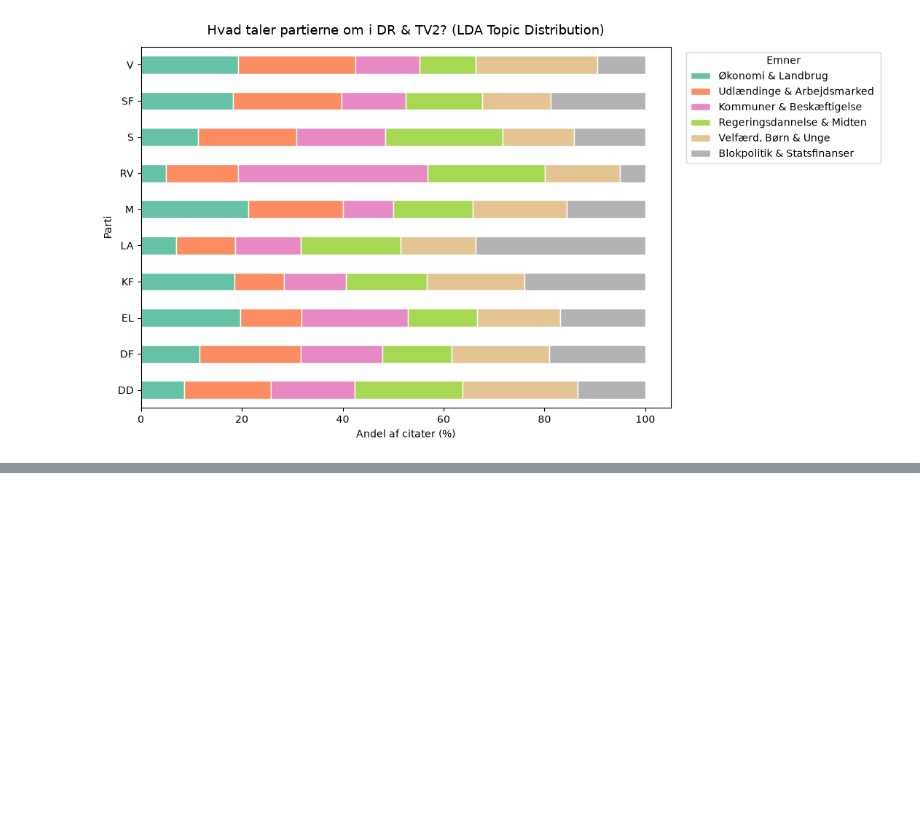
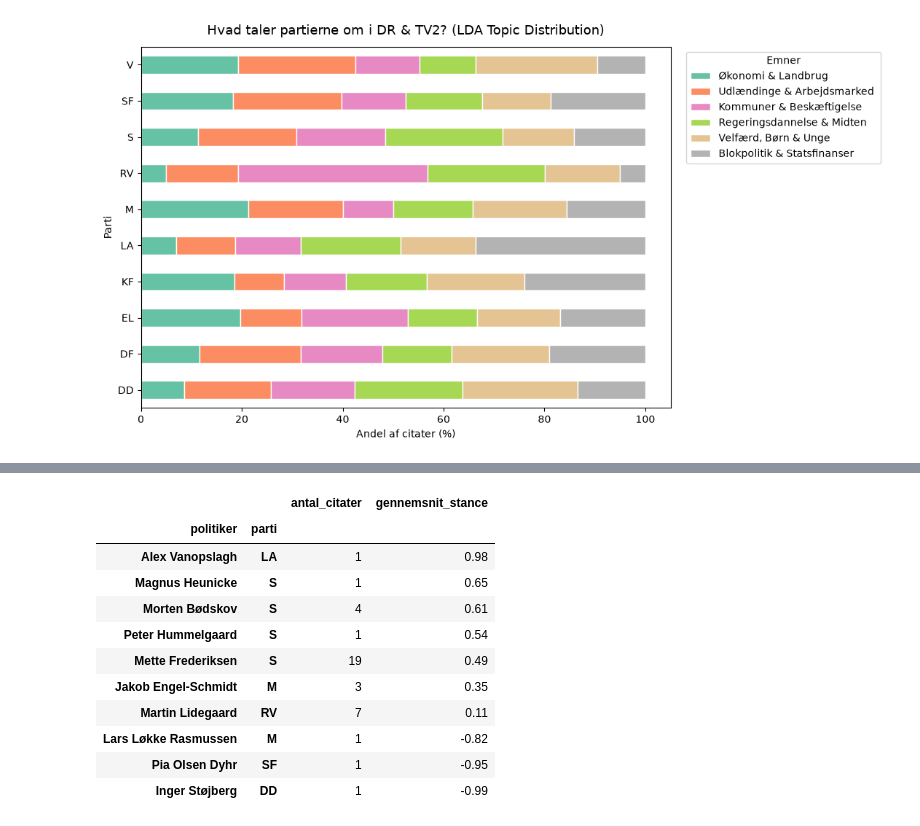
Before and after one commit to Signedue/Politics-Network, a Jupyter notebook: notebooks/tfidf.ipynb, the cells around one changed output, grey strips where cells are left out. Cells and saved outputs as stored; diff of their text form; code cells hidden in the pictures; blank space fills up the shorter version.

```diff
--- a/notebooks/tfidf.ipynb
+++ b/notebooks/tfidf.ipynb
@@ -309,0 +312,75 @@ plt.show()
+# %%
+from transformers import pipeline
+import pandas as pd
+
+# 1. Indlæs dansk/flersproget NLI-model til Stance Detection (For vs. Imod)
+stance_classifier = pipeline(
+    "zero-shot-classification",
+    model="MoritzLaurer/mDeBERTa-v3-base-mnli-xnli"
+)
+
+def undersoeg_emne_stance(df_input, emne_navn, soegeord_liste, stance_beskrivelse):
+    """
+    Filtrerer citater på søgeord/emne, måler FOR vs. IMOD per politiker,
+    og printer de tydeligste citater for og imod.
+    """
+    # Find alle citater hvor enten citatet eller artikel-titlen nævner et af søgeordene
+    pattern = "|".join(soegeord_liste)
+    mask = (
+        df_input["citat"].str.contains(pattern, case=False, na=False) |
+        df_input["title"].str.contains(pattern, case=False, na=False)
+    )
+    sub = df_input[mask].copy()
+    print(f"Fandt {len(sub)} citater om '{emne_navn}'\n")
+
+    if len(sub) == 0:
+        return None
+
+    # Kør Stance Detection på citaterne
+    labels = [f"for {stance_beskrivelse}", f"imod {stance_beskrivelse}", "neutral"]
+    results = stance_classifier(
+        sub["citat"].tolist(),
+        candidate_labels=labels,
+        hypothesis_template="Dette politiske citat er {}."
+    )
+
+    # Beregn netto-score: +1 = helt FOR, -1 = helt IMOD
+    sub["for_prob"] = [dict(zip(r["labels"], r["scores"]))[labels[0]] for r in results]
+    sub["imod_prob"] = [dict(zip(r["labels"], r["scores"]))[labels[1]] for r in results]
+    sub["stance_score"] = sub["for_prob"] - sub["imod_prob"]
+
+    # Opsummer per politiker og parti
+    oversigt = (
+        sub.groupby(["politiker", "parti"])
+        .agg(
+            antal_citater=("stance_score", "count"),
+            gennemsnit_stance=("stance_score", "mean")
+        )
+        .sort_values("gennemsnit_stance", ascending=False)
+    )
+
+    print("=== OVERSIGT PER POLITIKER (+1 = FOR, -1 = IMOD) ===")
+    display(oversigt.round(2))
+
+    # Print de 3 tydeligste FOR-citater
+    print(f"\n=== TOP 3 CITATER 'FOR' {stance_beskrivelse.upper()} ===")
+    for _, row in sub.sort_values("stance_score", ascending=False).head(3).iterrows():
+        print(f"[+{row['stance_score']:.2f}] {row['politiker']} ({row['parti']}) - {row['date']} ({row['source']}):")
+        print(f"   \"{row['citat']}\"\n")
+
+    # Print de 3 tydeligste IMOD-citater
+    print(f"=== TOP 3 CITATER 'IMOD' {stance_beskrivelse.upper()} ===")
+    for _, row in sub.sort_values("stance_score", ascending=True).head(3).iterrows():
+        print(f"[{row['stance_score']:.2f}] {row['politiker']} ({row['parti']}) - {row['date']} ({row['source']}):")
+        print(f"   \"{row['citat']}\"\n")
+
+    return sub, oversigt
+
+# --- EKSEMPEL 1: Kør på spørgsmålet om en bred regering hen over midten ---
+sub_reg, oversigt_reg = undersoeg_emne_stance(
+    df_input=df,
+    emne_navn="Bred regering hen over midten",
+    soegeord_liste=["bred regering", "over midten", "henover midten", "regeringsdannelse"],
+    stance_beskrivelse="en bred regering hen over midten"
+)
+# %% [output]
@@ -309,0 +390,12 @@ plt.show()
+|  |  | antal_citater | gennemsnit_stance |
+| politiker | parti |  |  |
+| Alex Vanopslagh | LA | 1 | 0.98 |
+| Magnus Heunicke | S | 1 | 0.65 |
+| Morten Bødskov | S | 4 | 0.61 |
+| Peter Hummelgaard | S | 1 | 0.54 |
+| Mette Frederiksen | S | 19 | 0.49 |
+| Jakob Engel-Schmidt | M | 3 | 0.35 |
+| Martin Lidegaard | RV | 7 | 0.11 |
+| Lars Løkke Rasmussen | M | 1 | -0.82 |
+| Pia Olsen Dyhr | SF | 1 | -0.95 |
+| Inger Støjberg | DD | 1 | -0.99 |
```
Also changed, not shown: parts of 8 cells of this notebook, 1 other file.
